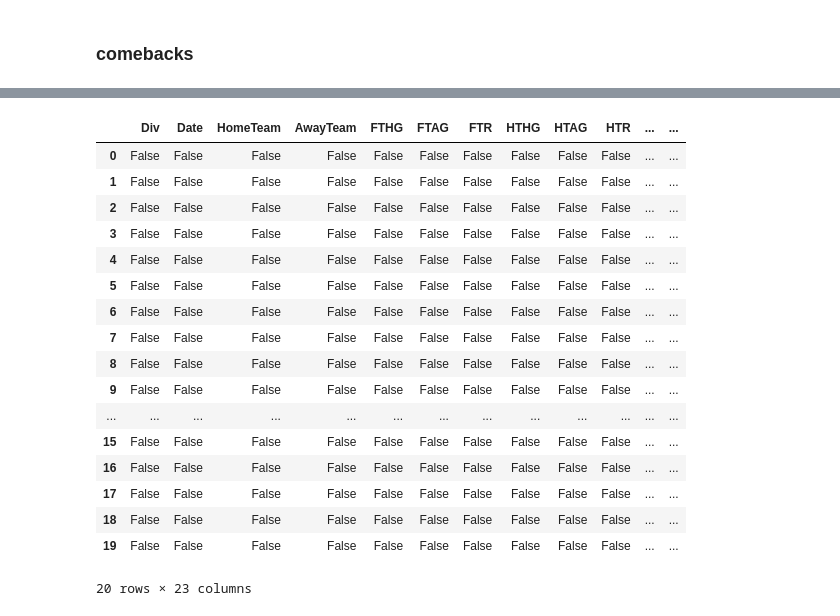
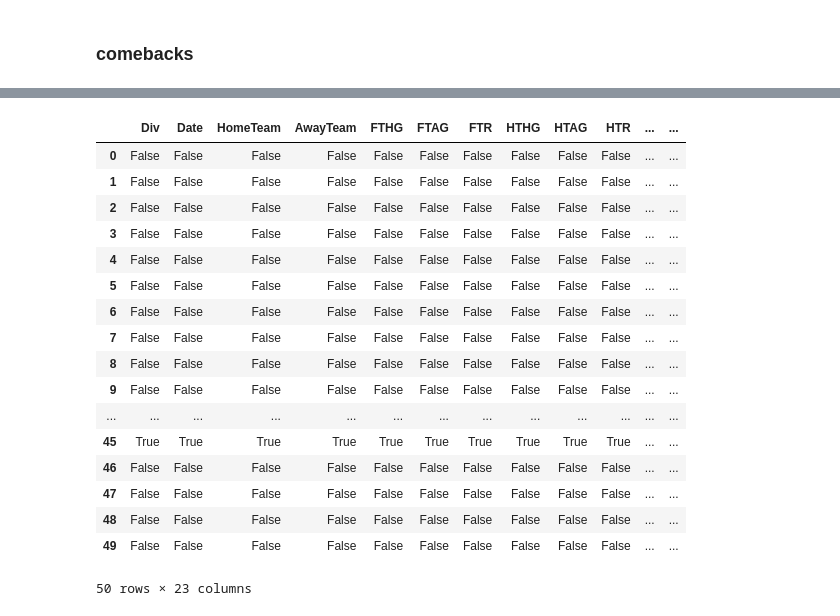
Before and after one commit to moustafa-karaki/premier_league, a Jupyter notebook: premier_league.ipynb, the cells around one changed output, grey strips where cells are left out. Drawn from its saved outputs; the diff is of its cells as text; code cells hidden in the pictures.

```diff
--- a/premier_league.ipynb
+++ b/premier_league.ipynb
@@ -281,21 +282,21 @@ prem09_comebacks = prem09.apply(lambda x: (prem09["HTHG"] > prem09["HTAG"]) & (p
-# %%
-prem09_comebacks[:20]
-# %% [output]
-|  | Div | Date | HomeTeam | AwayTeam | FTHG | FTAG | FTR | HTHG | HTAG | HTR | ... | ... |
-| 0 | False | False | False | False | False | False | False | False | False | False | ... | ... |
-| 1 | False | False | False | False | False | False | False | False | False | False | ... | ... |
-| 2 | False | False | False | False | False | False | False | False | False | False | ... | ... |
-| 3 | False | False | False | False | False | False | False | False | False | False | ... | ... |
-| 4 | False | False | False | False | False | False | False | False | False | False | ... | ... |
-| 5 | False | False | False | False | False | False | False | False | False | False | ... | ... |
-| 6 | False | False | False | False | False | False | False | False | False | False | ... | ... |
-| 7 | False | False | False | False | False | False | False | False | False | False | ... | ... |
-| 8 | False | False | False | False | False | False | False | False | False | False | ... | ... |
-| 9 | False | False | False | False | False | False | False | False | False | False | ... | ... |
-| ... | ... | ... | ... | ... | ... | ... | ... | ... | ... | ... | ... | ... |
-| 15 | False | False | False | False | False | False | False | False | False | False | ... | ... |
-| 16 | False | False | False | False | False | False | False | False | False | False | ... | ... |
-| 17 | False | False | False | False | False | False | False | False | False | False | ... | ... |
-| 18 | False | False | False | False | False | False | False | False | False | False | ... | ... |
-| 19 | False | False | False | False | False | False | False | False | False | False | ... | ... |
-20 rows × 23 columns
+# %%
+prem09_comebacks_home[:50]
+# %% [output]
+|  | Div | Date | HomeTeam | AwayTeam | FTHG | FTAG | FTR | HTHG | HTAG | HTR | ... | ... |
+| 0 | False | False | False | False | False | False | False | False | False | False | ... | ... |
+| 1 | False | False | False | False | False | False | False | False | False | False | ... | ... |
+| 2 | False | False | False | False | False | False | False | False | False | False | ... | ... |
+| 3 | False | False | False | False | False | False | False | False | False | False | ... | ... |
+| 4 | False | False | False | False | False | False | False | False | False | False | ... | ... |
+| 5 | False | False | False | False | False | False | False | False | False | False | ... | ... |
+| 6 | False | False | False | False | False | False | False | False | False | False | ... | ... |
+| 7 | False | False | False | False | False | False | False | False | False | False | ... | ... |
+| 8 | False | False | False | False | False | False | False | False | False | False | ... | ... |
+| 9 | False | False | False | False | False | False | False | False | False | False | ... | ... |
+| ... | ... | ... | ... | ... | ... | ... | ... | ... | ... | ... | ... | ... |
+| 45 | True | True | True | True | True | True | True | True | True | True | ... | ... |
+| 46 | False | False | False | False | False | False | False | False | False | False | ... | ... |
+| 47 | False | False | False | False | False | False | False | False | False | False | ... | ... |
+| 48 | False | False | False | False | False | False | False | False | False | False | ... | ... |
+| 49 | False | False | False | False | False | False | False | False | False | False | ... | ... |
+50 rows × 23 columns
```
Also changed, not shown: parts of 2 cells of this notebook.
